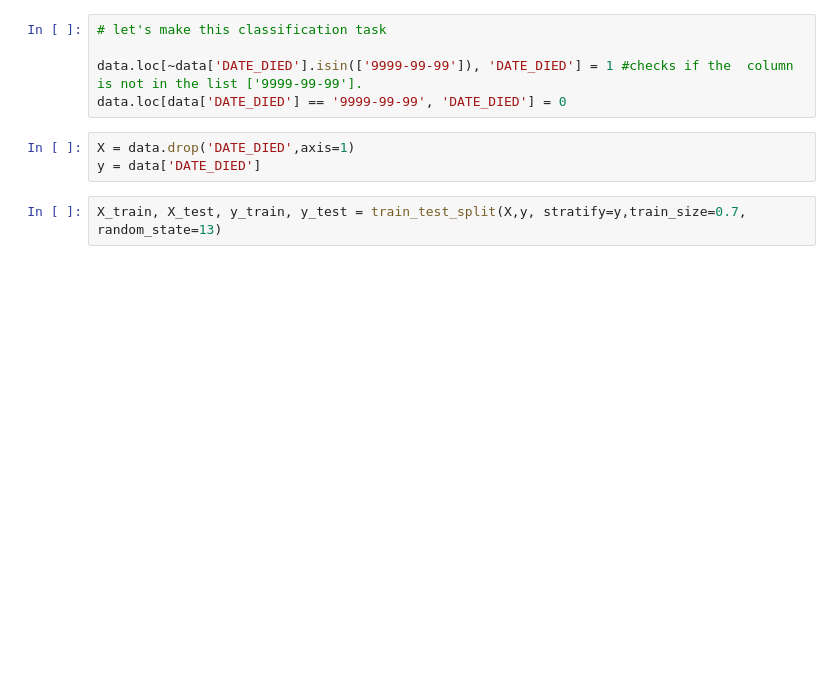
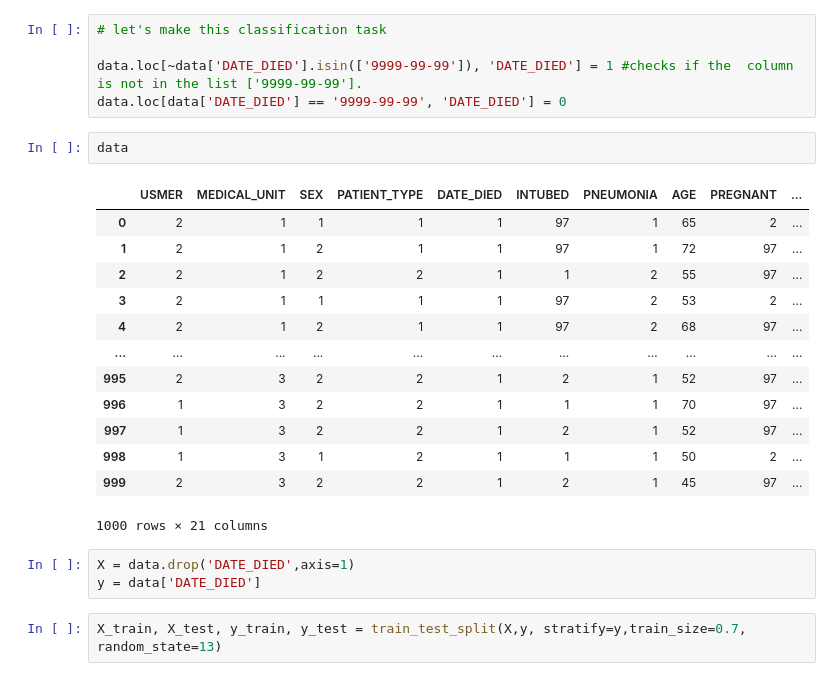
Before and after one commit to PeterOstr/pollock, a Jupyter notebook: covid_data.ipynb, the cells around one changed output. Saved outputs shown, nothing was run; the diff lists cells and outputs as text; blank space fills up the shorter version.

```diff
--- a/covid_data.ipynb
+++ b/covid_data.ipynb
@@ -159,6 +180,22 @@ memory usage: 168.0+ MB
 
 data.loc[~data['DATE_DIED'].isin(['9999-99-99']), 'DATE_DIED'] = 1 #checks if the  column is not in the list ['9999-99-99'].
 data.loc[data['DATE_DIED'] == '9999-99-99', 'DATE_DIED'] = 0
+# %%
+data
+# %% [output]
+|  | USMER | MEDICAL_UNIT | SEX | PATIENT_TYPE | DATE_DIED | INTUBED | PNEUMONIA | AGE | PREGNANT | ... |
+| 0 | 2 | 1 | 1 | 1 | 1 | 97 | 1 | 65 | 2 | ... |
+| 1 | 2 | 1 | 2 | 1 | 1 | 97 | 1 | 72 | 97 | ... |
+| 2 | 2 | 1 | 2 | 2 | 1 | 1 | 2 | 55 | 97 | ... |
+| 3 | 2 | 1 | 1 | 1 | 1 | 97 | 2 | 53 | 2 | ... |
+| 4 | 2 | 1 | 2 | 1 | 1 | 97 | 2 | 68 | 97 | ... |
+| ... | ... | ... | ... | ... | ... | ... | ... | ... | ... | ... |
+| 995 | 2 | 3 | 2 | 2 | 1 | 2 | 1 | 52 | 97 | ... |
+| 996 | 1 | 3 | 2 | 2 | 1 | 1 | 1 | 70 | 97 | ... |
+| 997 | 1 | 3 | 2 | 2 | 1 | 2 | 1 | 52 | 97 | ... |
+| 998 | 1 | 3 | 1 | 2 | 1 | 1 | 1 | 50 | 2 | ... |
+| 999 | 2 | 3 | 2 | 2 | 1 | 2 | 1 | 45 | 97 | ... |
+1000 rows × 21 columns
 # %%
 X = data.drop('DATE_DIED',axis=1)
 y = data['DATE_DIED']
```
Also changed, not shown: parts of 28 cells of this notebook, 12 other files.
